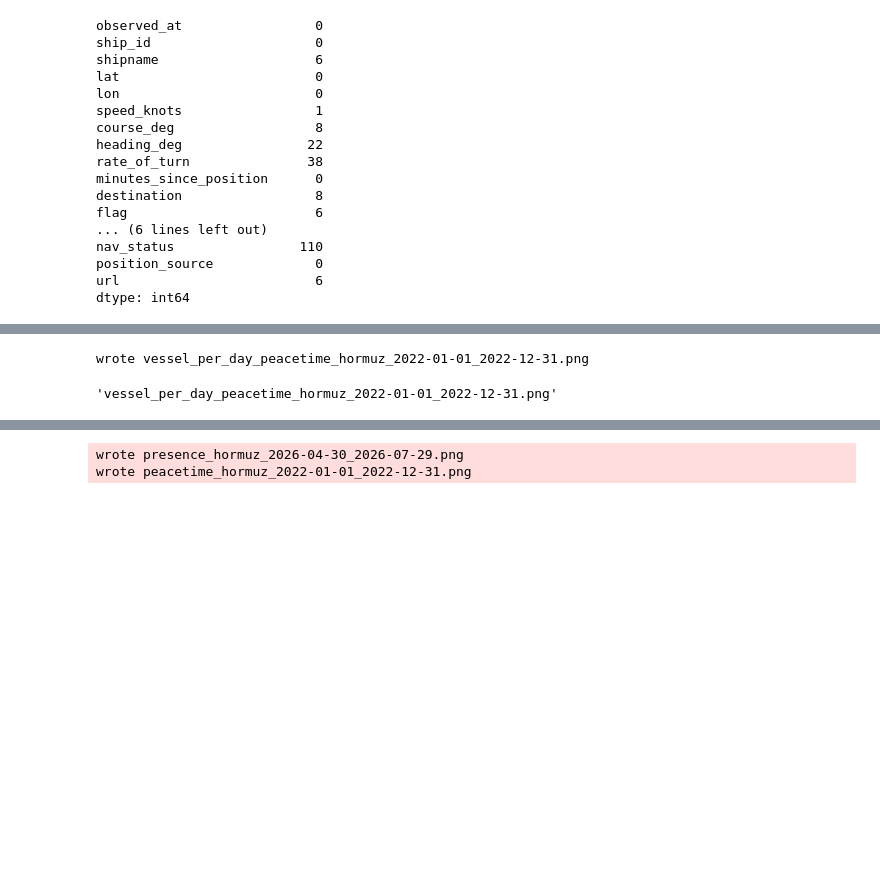
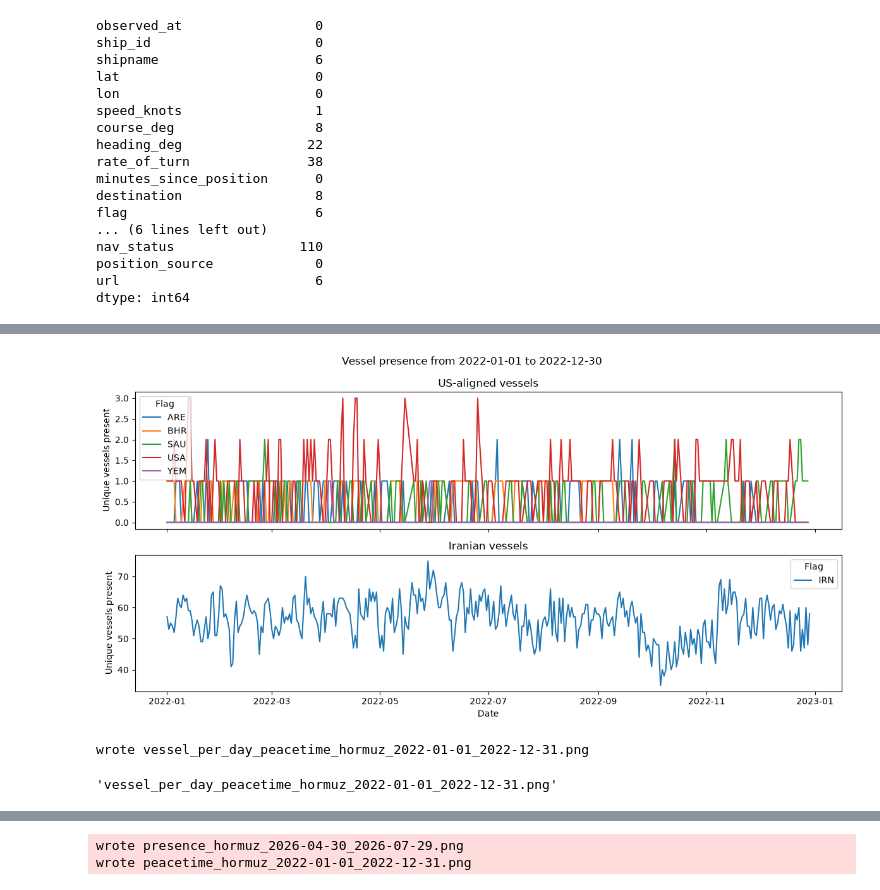
Before and after one commit to nanosnek/strait-of-hormuz-analyzed, a Jupyter notebook: EDA.ipynb, the cells around one changed output, grey strips where cells are left out. Drawn from its saved outputs; the diff is of its cells as text; code cells hidden in the pictures; blank space fills up the shorter version.

```diff
--- a/EDA.ipynb
+++ b/EDA.ipynb
@@ -191,7 +179,8 @@ plotting.vessel_departures_per_day(csv_path='presence_hormuz_2026-04-30_2026-07-
 wrote vessel_per_day_presence_hormuz_2026-04-30_2026-07-29.png
 'vessel_per_day_presence_hormuz_2026-04-30_2026-07-29.png'
 # %%
-plotting.vessel_departures_per_day(csv_path='peacetime_hormuz_2022-01-01_2022-12-31.csv', beligerents_only=True, show=False)
+plotting.vessel_departures_per_day(csv_path='peacetime_hormuz_2022-01-01_2022-12-31.csv', beligerents_only=True, show=True)
 # %% [output]
+[figure, added]
 wrote vessel_per_day_peacetime_hormuz_2022-01-01_2022-12-31.png
 'vessel_per_day_peacetime_hormuz_2022-01-01_2022-12-31.png'
```
Also changed, not shown: parts of 13 cells of this notebook, 2 other files.
